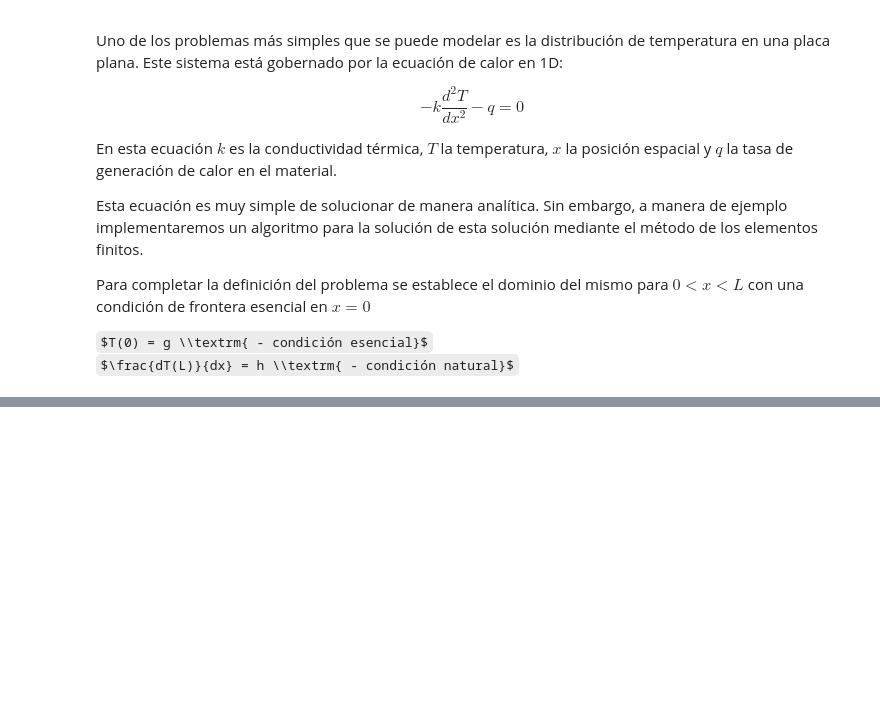
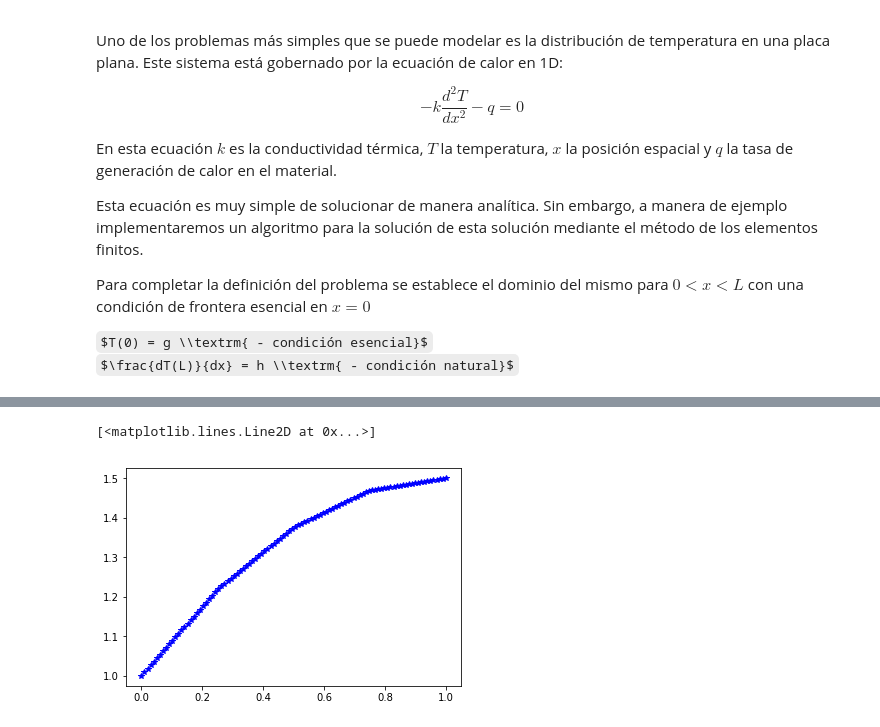
Before and after one commit to andresgm/fem_201710, a Jupyter notebook: 1d-simple.ipynb, the cells around one changed output, grey strips where cells are left out. Saved outputs shown, nothing was run; the diff lists cells and outputs as text; code cells hidden in the pictures; some formulas as TeX source; blank space fills up the shorter version.

```diff
--- a/1d-simple.ipynb
+++ b/1d-simple.ipynb
@@ -45,7 +53,9 @@ def dbasis(x,i,dx):
 def f(x):
     return 1.0
 # %%
+L = 1.0
 n = 4
-dx = 1.0/n
+dx = L/n
+dofpe = 2 # Grados de libertad por elemento, por ahora solo programado 2
 g = 1.0 # u(0) = g
 h = 0.0 # u'(1) = h
@@ -91,0 +125,18 @@ plt.show()
+# %%
+# Ahora vamos a graficar valores interpolando entre nodos.
+x = np.linspace(0,L,100)
+temp = zeros(size(x))
+for i,coord in enumerate(x):
+    if coord == 0:
+        temp[i] = d[i]
+        continue
+    elem = np.where((coords<coord))[0][-1]
+    for j in range(dofpe):
+        x1 = coords[elementos[elem,0]]
+        dx = coords[elementos[elem,1]] - x1
+        xbar = coord-x1
+        temp[i] += basis(xbar,j,dx)*d[elementos[elem,j]]
+plot(x,temp,'b*')
+# %% [output]
+[<matplotlib.lines.Line2D at 0x...>]
+[figure, added]
```
Also changed, not shown: parts of 10 cells of this notebook.
